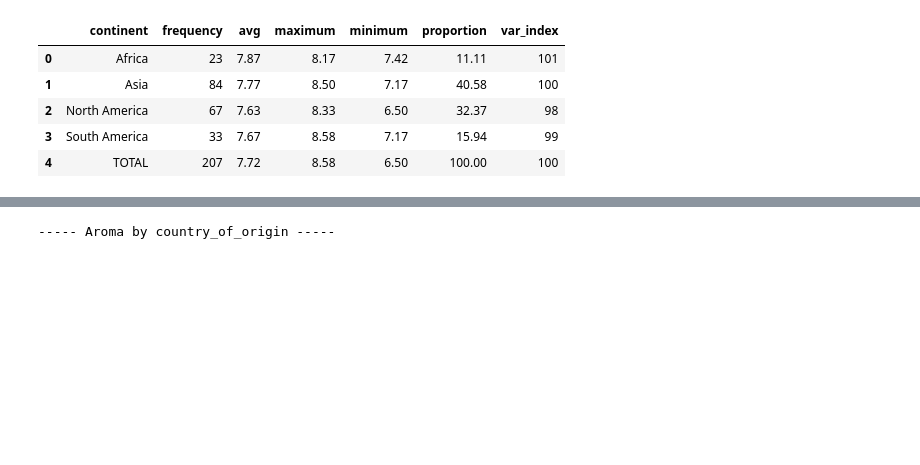
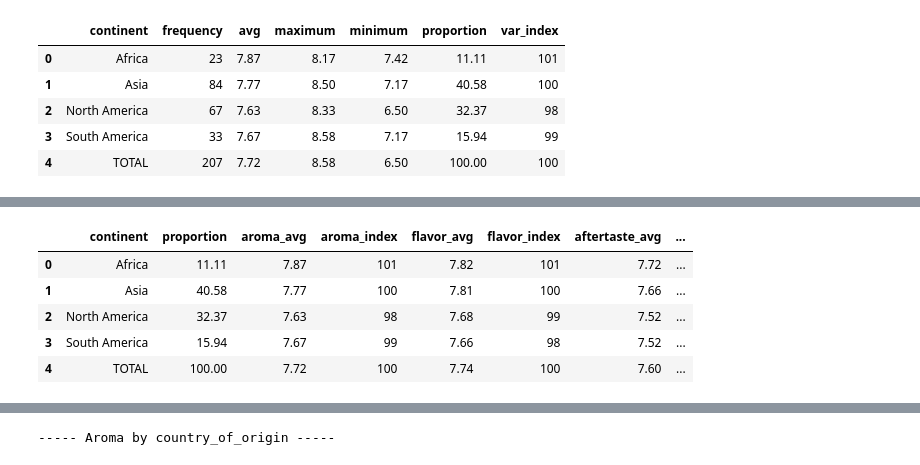
Before and after one commit to mphk33/my_repo, a Jupyter notebook: 20241028_Coffee_Quality/coffee_quality.ipynb, the cells around one changed output, grey strips where cells are left out. Saved outputs shown, nothing was run; the diff lists cells and outputs as text; code cells hidden in the pictures; blank space fills up the shorter version.

```diff
--- a/20241028_Coffee_Quality/coffee_quality.ipynb
+++ b/20241028_Coffee_Quality/coffee_quality.ipynb
@@ -508,3 +791,13 @@ score_by_category('aroma', 'continent')
 | 2 | North America | 67 | 7.63 | 8.33 | 6.50 | 32.37 | 98 |
 | 3 | South America | 33 | 7.67 | 8.58 | 7.17 | 15.94 | 99 |
 | 4 | TOTAL | 207 | 7.72 | 8.58 | 6.50 | 100.00 | 100 |
+# %%
+score_by_category('aroma', 'continent')
+df_aroma = df_temp_1[['continent','proportion','avg','var_index']].rename(columns={'avg':'aroma_avg','var_index':'aroma_index',})
+
+score_by_category('flavor', 'continent')
+df_flavor = df_temp_1[['continent','avg','var_index']].rename(columns={'avg':'flavor_avg','var_index':'flavor_index',})
+
+df_multiple = pd.merge(df_aroma, df_flavor, how='left', on='continent')
+
+df_multiple
@@ -510,0 +811,31 @@ score_by_category('aroma', 'continent')
+# %%
+def multiple_score(category):
+    score_by_category('aroma', category)
+    df_aroma = df_temp_1[[category,'proportion','avg','var_index']].rename(columns={'avg':'aroma_avg','var_index':'aroma_index',})
+
+    score_by_category('flavor', category)
+    df_flavor = df_temp_1[[category,'avg','var_index']].rename(columns={'avg':'flavor_avg','var_index':'flavor_index',})
+
+    score_by_category('aftertaste', category)
+    df_aftertaste = df_temp_1[[category,'avg','var_index']].rename(columns={'avg':'aftertaste_avg','var_index':'aftertaste_index',})
+
+    score_by_category('acidity', category)
+    df_acidity = df_temp_1[[category,'avg','var_index']].rename(columns={'avg':'acidity_avg','var_index':'acidity_index',})
+
+    score_by_category('sweetness', category)
+    df_sweetness = df_temp_1[[category,'avg','var_index']].rename(columns={'avg':'sweetness_avg','var_index':'sweetness_index',})
+
+    df_multiple = pd.merge(df_aroma,    df_flavor,     how='left', on=category)
+    df_multiple = pd.merge(df_multiple, df_aftertaste, how='left', on=category)
+    df_multiple = pd.merge(df_multiple, df_sweetness,  how='left', on=category)
+
+    display_html ( df_multiple.head(1000) )
+# %%
+multiple_score('continent')
+# %% [output]
+|  | continent | proportion | aroma_avg | aroma_index | flavor_avg | flavor_index | aftertaste_avg | ... |
+| 0 | Africa | 11.11 | 7.87 | 101 | 7.82 | 101 | 7.72 | ... |
+| 1 | Asia | 40.58 | 7.77 | 100 | 7.81 | 100 | 7.66 | ... |
+| 2 | North America | 32.37 | 7.63 | 98 | 7.68 | 99 | 7.52 | ... |
+| 3 | South America | 15.94 | 7.67 | 99 | 7.66 | 98 | 7.52 | ... |
+| 4 | TOTAL | 100.00 | 7.72 | 100 | 7.74 | 100 | 7.60 | ... |
```
Also changed, not shown: parts of 28 cells of this notebook.
